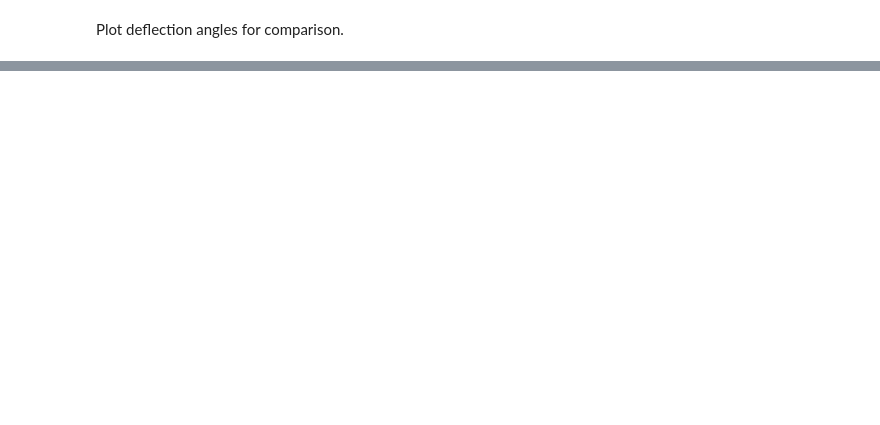
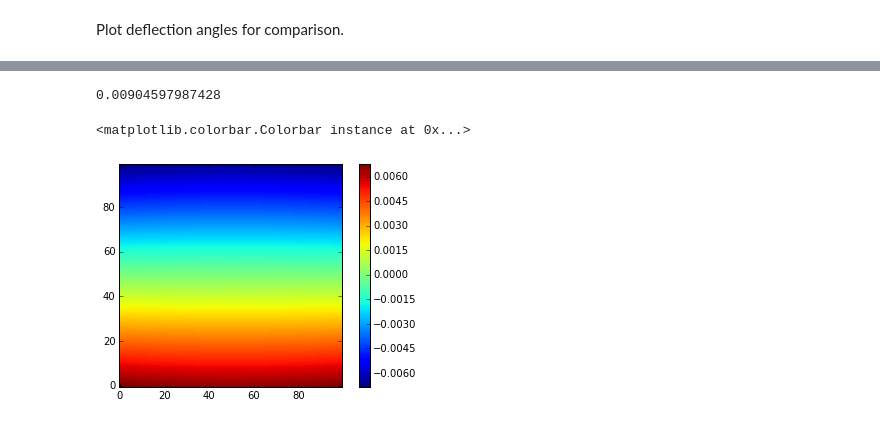
Before and after one commit to wmorning/EvilLens, a Jupyter notebook: DeflectionTest.ipynb, the cells around one changed output, grey strips where cells are left out. Cells and saved outputs as stored; diff of their text form; code cells hidden in the pictures; blank space fills up the shorter version.

```diff
--- a/DeflectionTest.ipynb
+++ b/DeflectionTest.ipynb
@@ -60,0 +59,10 @@ print(np.average(abs(SIElensC.alpha_x)), np.average(abs(SIElensC.alpha_y)))
+# %%
+print(np.average((SIElensC.alpha_x/SIElensA.alpha_x)[0:43,0:43]))
+# %% [output]
+0.00904597987428
+# %%
+plt.imshow(SIElensC.alpha_y,origin='lower')
+plt.colorbar()
+# %% [output]
+<matplotlib.colorbar.Colorbar instance at 0x...>
+[figure, added]
```
Also changed, not shown: parts of 8 cells of this notebook.
